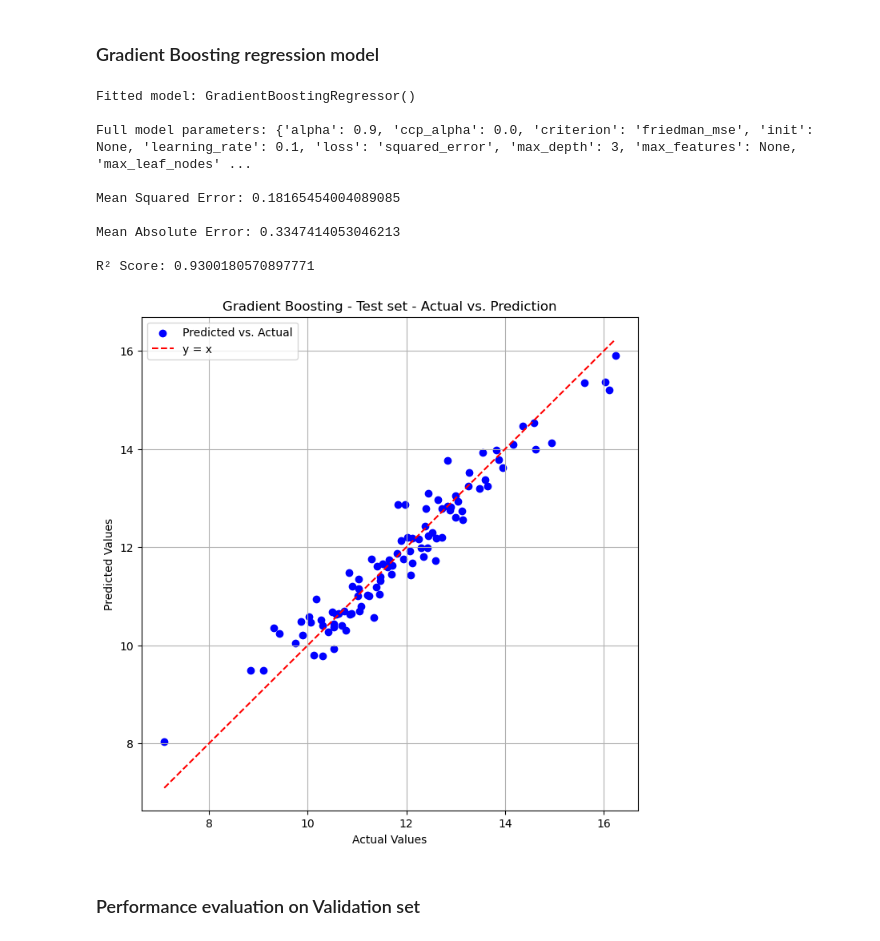
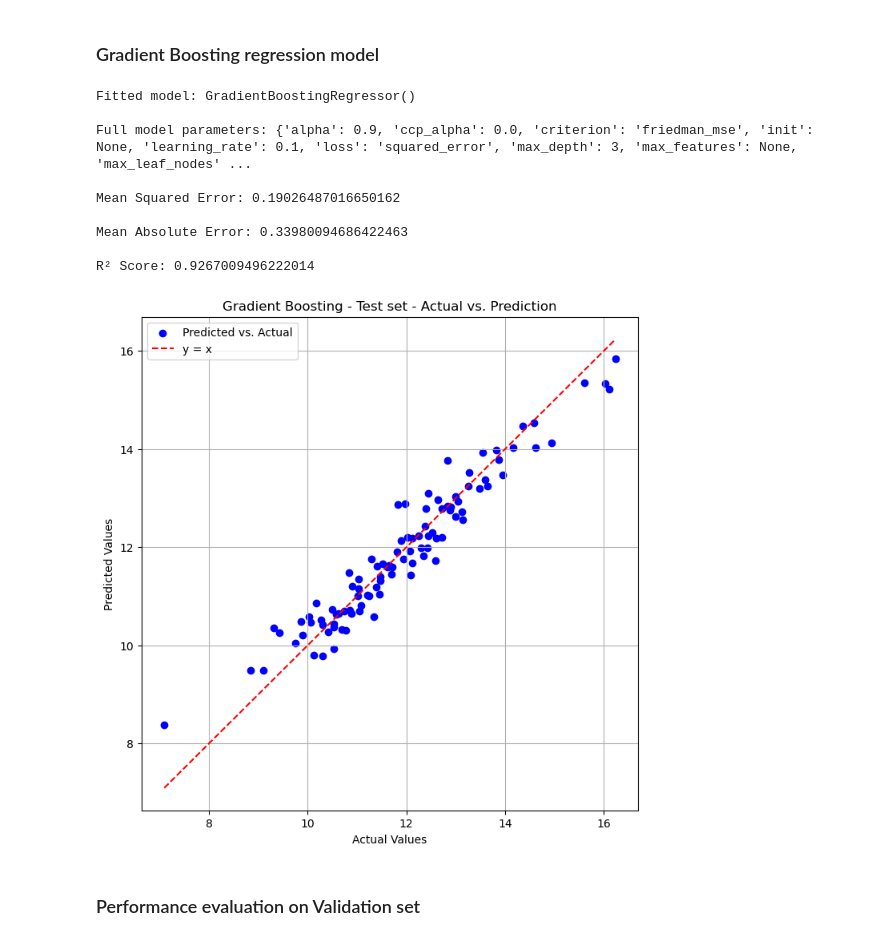
Before and after one commit to SamdGuizani/NIR-Chemometrics-Challenge-2022, a Jupyter notebook: NIR Challenge.ipynb, the cells around one changed output. Cells and saved outputs as stored; diff of their text form; code cells hidden in the pictures.

```diff
--- a/NIR Challenge.ipynb
+++ b/NIR Challenge.ipynb
@@ -430,44 +430,44 @@ R² Score: 0.8999865808631256
 # Initialize the Random Forest model
 model = GradientBoostingRegressor()
 
 # Define grid search parameters
-do_grid_search = True
+do_grid_search = False
 grid_search_param = [{
-    'n_estimators': [50, 100, 200],
-    'learning_rate': [0.01, 0.1, 0.2],
-    'max_depth': [3, 5, 7],
-    'min_samples_split': [2, 5, 10],
-    'min_samples_leaf': [1, 2, 4],
-    'subsample': [0.8, 0.9, 1.0]}]
+    'n_estimators': [30],
+    'learning_rate': [0.1],
+    'max_depth': [5, 7],
+    'min_samples_split': [20, 30, 40],
+    'min_samples_leaf': [4, 8]}]
+    #'subsample': [0.8, 0.9, 1.0]}]
 grid_search_cv = 5
 grid_search_scoring = 'neg_mean_squared_error'
 
 # Initialize the Regressor object
 GBoost_regressor = Regressor(model=model,
                              X_train=train_X_preprocess,
                              y_train=train_Y,
                              X_test=test_X_preprocess,
                              y_test=test_Y,
                              do_grid_search=do_grid_search,
                              grid_search_param=grid_search_param,
                              grid_search_cv=grid_search_cv,
                              grid_search_scoring=grid_search_scoring)
 
 # Print the regression model details and evaluation
 print(GBoost_regressor)
 
 plot_actual_vs_prediction(GBoost_regressor.y_test, GBoost_regressor.y_test_predicted, title='Gradient Boosting - Test set - Actual vs. Prediction')
 # %% [output]
 Fitted model: GradientBoostingRegressor()
 
 Full model parameters: {'alpha': 0.9, 'ccp_alpha': 0.0, 'criterion': 'friedman_mse', 'init': None, 'learning_rate': 0.1, 'loss': 'squared_error', 'max_depth': 3, 'max_features': None, 'max_leaf_nodes' ...
 
-Mean Squared Error: 0.18165454004089085
+Mean Squared Error: 0.19026487016650162
 
-Mean Absolute Error: 0.3347414053046213
+Mean Absolute Error: 0.33980094686422463
 
-R² Score: 0.9300180570897771
+R² Score: 0.9267009496222014
-[figure, old version]
+[figure, new version]
 # %% [markdown]
 ### Performance evaluation on Validation set
 # %%
```
Also changed, not shown: parts of 14 cells of this notebook.
